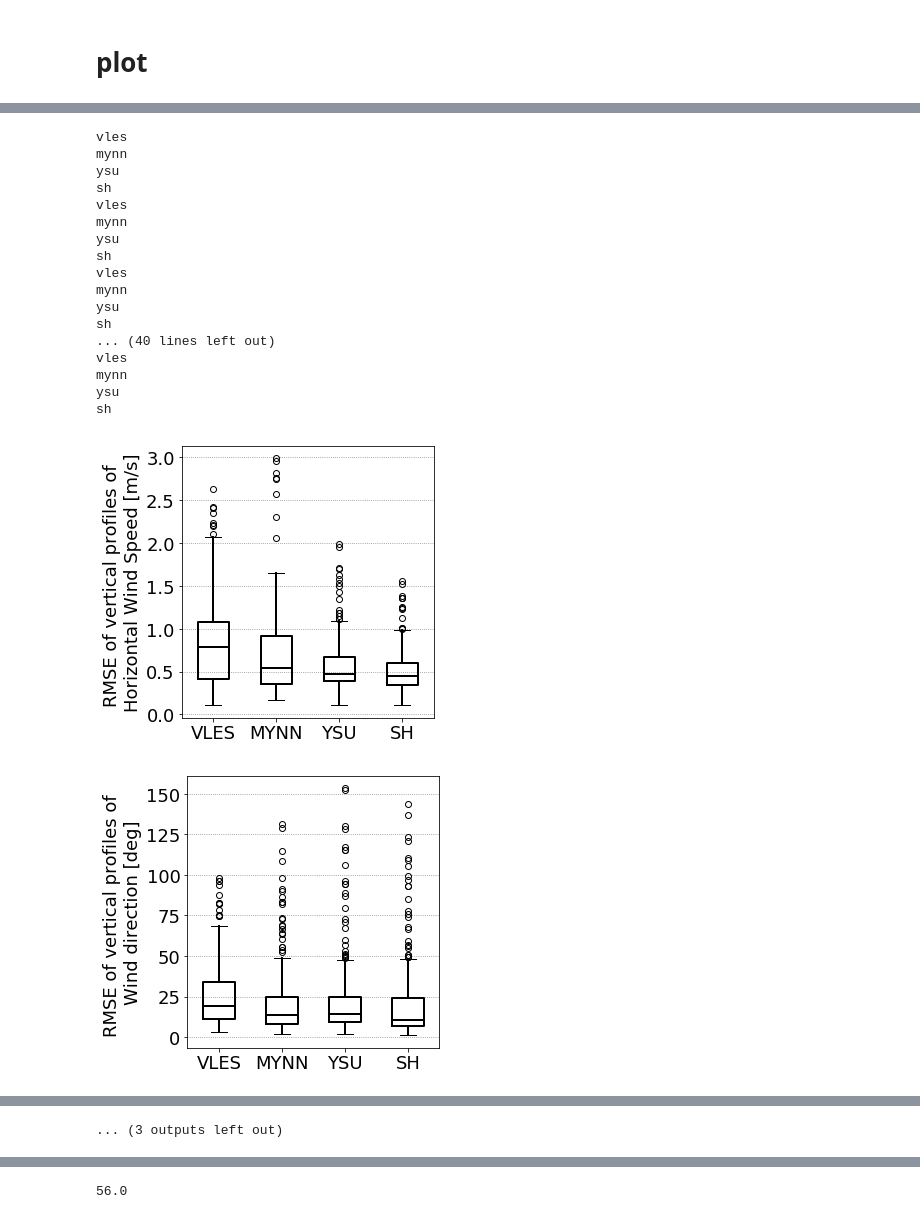
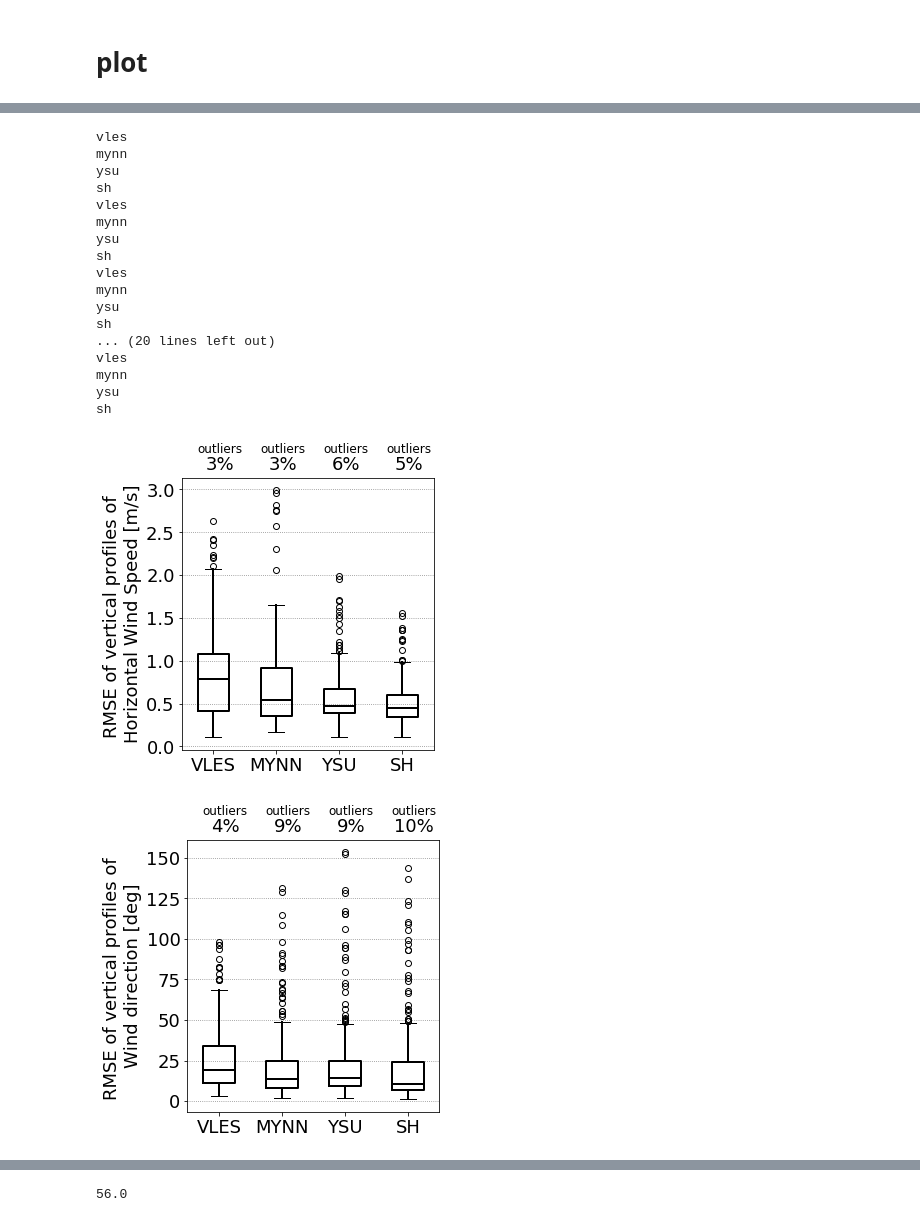
Before and after one commit to dorn1984/xpia, a Jupyter notebook: plot_vertical_profiles_all_sims.ipynb, the cells around one changed output, grey strips where cells are left out. Cells and saved outputs as stored; diff of their text form; code cells hidden in the pictures.

Commit message:
<ww> and <Uw> | outlier percent

```diff
--- a/plot_vertical_profiles_all_sims.ipynb
+++ b/plot_vertical_profiles_all_sims.ipynb
@@ -435,7 +430,7 @@ min_error
 |  | vles | mynn | ysu | sh |
 | 2015-03-28 20:00:00 | NaN | NaN | 0.261044 | NaN |
 # %%
-datetime = datetime_min
+datetime = datetime_max
 print(datetime)
 
 data_sims = {}
@@ -488,5 +483,5 @@ for sim in sims:
 # %%
-vars_to_plot = ['ws_filt','wd_filt','w_filt','theta_filt','wT_filt','tke_filt']
+vars_to_plot = ['ws_filt','wd_filt','w_filt','theta_filt','ww_filt','Uw_filt','wT_filt','tke_filt']
 # %%
 gs = gridspec.GridSpec(2, len(vars_to_plot), height_ratios=[1,4])
 
@@ -897,5 +878,5 @@ Name: sh, dtype: int64
 # %%
-for var in ["w_filt"]:#vars_to_plot+["theta_filt"]:
+for var in vars_to_plot:
 
     hourly_means   = errordict[var].astype("float").groupby(norms[var].index.hour).mean()
     hourly_medians = errordict[var].astype("float").groupby(norms[var].index.hour).median()
@@ -939,60 +939,70 @@ for var in ["w_filt"]:#vars_to_plot+["theta_filt"]:
 # %%
-allprops = {'linewidth':2}
+allprops = {'linewidth':2,'color':'k'}
 # %%
-for errortype,errordict in zip(["rmse","norms"],[rmse,norms]):
+# for errortype,errordict in zip(["rmse","norms"],[rmse,norms]):
 
-    for varname in vars_to_plot+["theta_filt"]:
+errortype="rmse"
+errordict=rmse
 
-        dflink    = errordict[varname].astype('float').copy()
+for varname in vars_to_plot+["theta_filt"]:
 
-        fig = plt.figure(figsize=(7,5))
-        ax  = fig.add_subplot(111)
+    dflink    = errordict[varname].astype('float').copy()
 
-        ax.grid(color='gray',linestyle=':',axis='y')
+    fig = plt.figure(figsize=(7,5))
+    ax  = fig.add_subplot(111)
 
-        xticks = []
-        xticklabs = []
+    ax.grid(color='gray',linestyle=':',axis='y')
 
-        i=0
-        for sim in dflink.keys():
-            print(sim)
-            i+=1
+    xticks = []
+    xticklabs = []
 
-            ax.boxplot(dflink[sim].values, positions=[i],widths=[0.5],
-                      boxprops=allprops,
-                      medianprops=allprops,
-                      whiskerprops=allprops)
-            xticks.append(i)
-            xticklabs.append(sim.upper())
+    i=0
+    for sim in dflink.keys():
+        print(sim)
+        i+=1
 
-        ax.set_xlim([0.5,4.5])
-        ax.set_xticks(xticks)
-        ax.set_xticklabels(xticklabs)
+        p = ax.boxplot(dflink[sim].values, positions=[i],widths=[0.5],
+                  boxprops=allprops,
+                  medianprops=allprops,
+                  whiskerprops=allprops)
+        xticks.append(i)
+        xticklabs.append(sim.upper())
 
-        errortypelab = 'RMSE' if errortype=='rmse' else 'Error norm'
-        varlab = labels[varname] if errortype=='rmse' else labels[varname].split('[')[0]
-        ax.set_ylabel('{1} of vertical profiles of \n{0}'.format(varlab,errortypelab))
+        outlier_percent = np.round((float(len(p['fliers'][0].get_ydata()))/float(len(dflink[sim].values)))*100)
 
-        fig.subplots_adjust(left=0.4)
-        fig.savefig("/glade/u/home/doubrawa/figs/{0}_{1}_whiskers.png".format(errortype,varname),
-                  dpi=250,bbox_inches="tight")
+        ax.text(0.15+(i-1)*0.25, 1.105, 'outliers', fontsize=12, horizontalalignment='center', verticalalignment='center', transform=ax.transAxes)
+        ax.text(0.15+(i-1)*0.25, 1.05, '{0:.0f}%'.format(outlier_percent), horizontalalignment='center', verticalalignment='center', transform=ax.transAxes)
+
+
+    ax.set_xlim([0.5,4.5])
+    ax.set_xticks(xticks)
+    ax.set_xticklabels(xticklabs)
+
+    errortypelab = 'RMSE' if errortype=='rmse' else 'Error norm'
+    varlab = labels[varname] if errortype=='rmse' else labels[varname].split('[')[0]
+    ax.set_ylabel('{1} of vertical profiles of \n{0}'.format(varlab,errortypelab))
+
+    fig.subplots_adjust(left=0.4)
+
+    fig.savefig(os.path.join(figpath,"{0}_{1}_whiskers.png".format(errortype,varname)),
+              dpi=250,bbox_inches="tight")
 # %% [output]
 vles
 mynn
 ysu
 sh
 vles
 mynn
 ysu
 sh
 vles
 mynn
 ysu
 sh
-... (40 lines left out)
+... (20 lines left out)
 vles
 mynn
 ysu
 sh
-[figure, old version]
+[figure, new version]
-[figure, old version]
+[figure, new version]
@@ -1008 +1015,0 @@ sh
-... (3 outputs left out)
```
Also changed, not shown: parts of 23 cells of this notebook.
